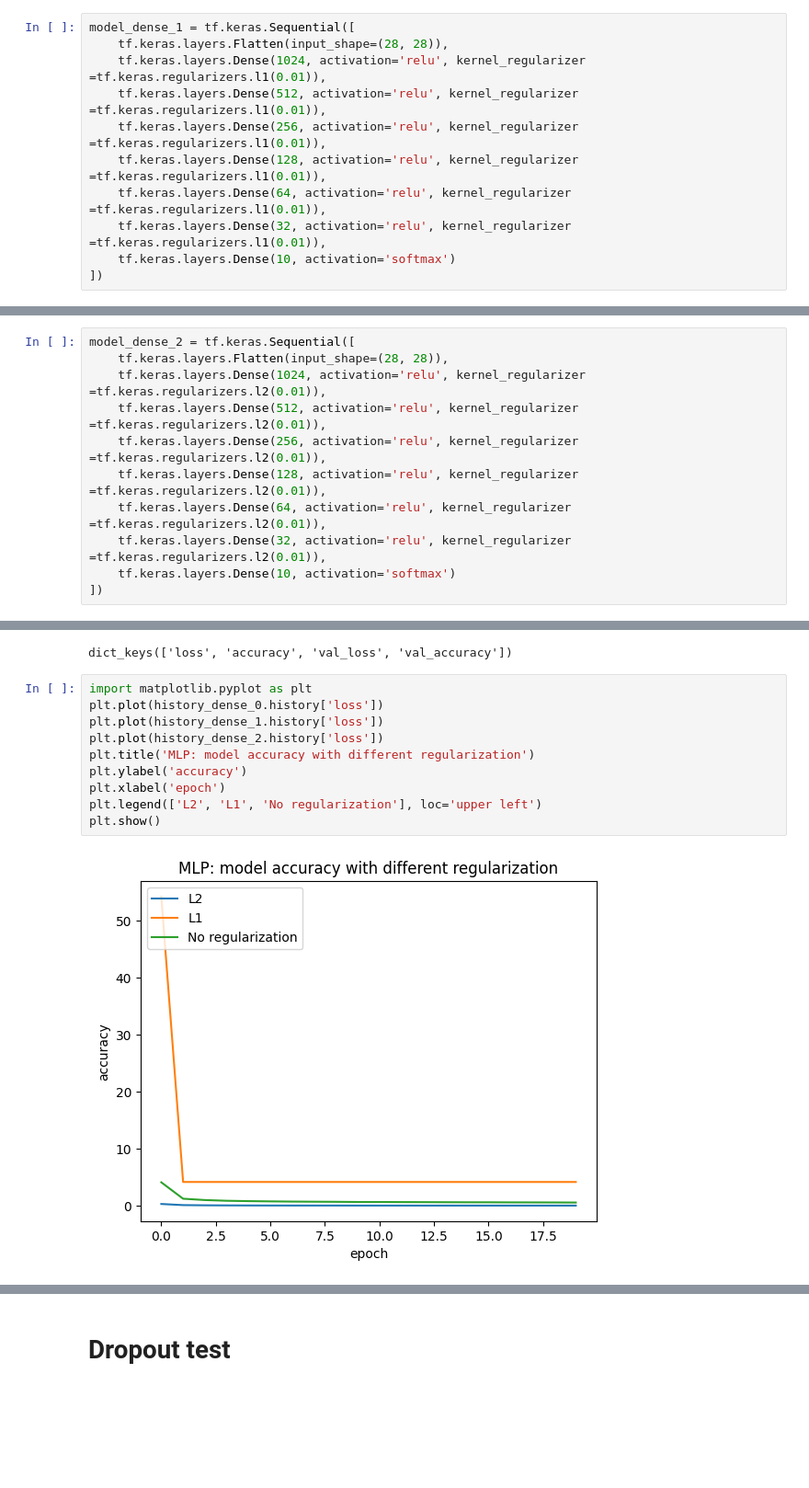
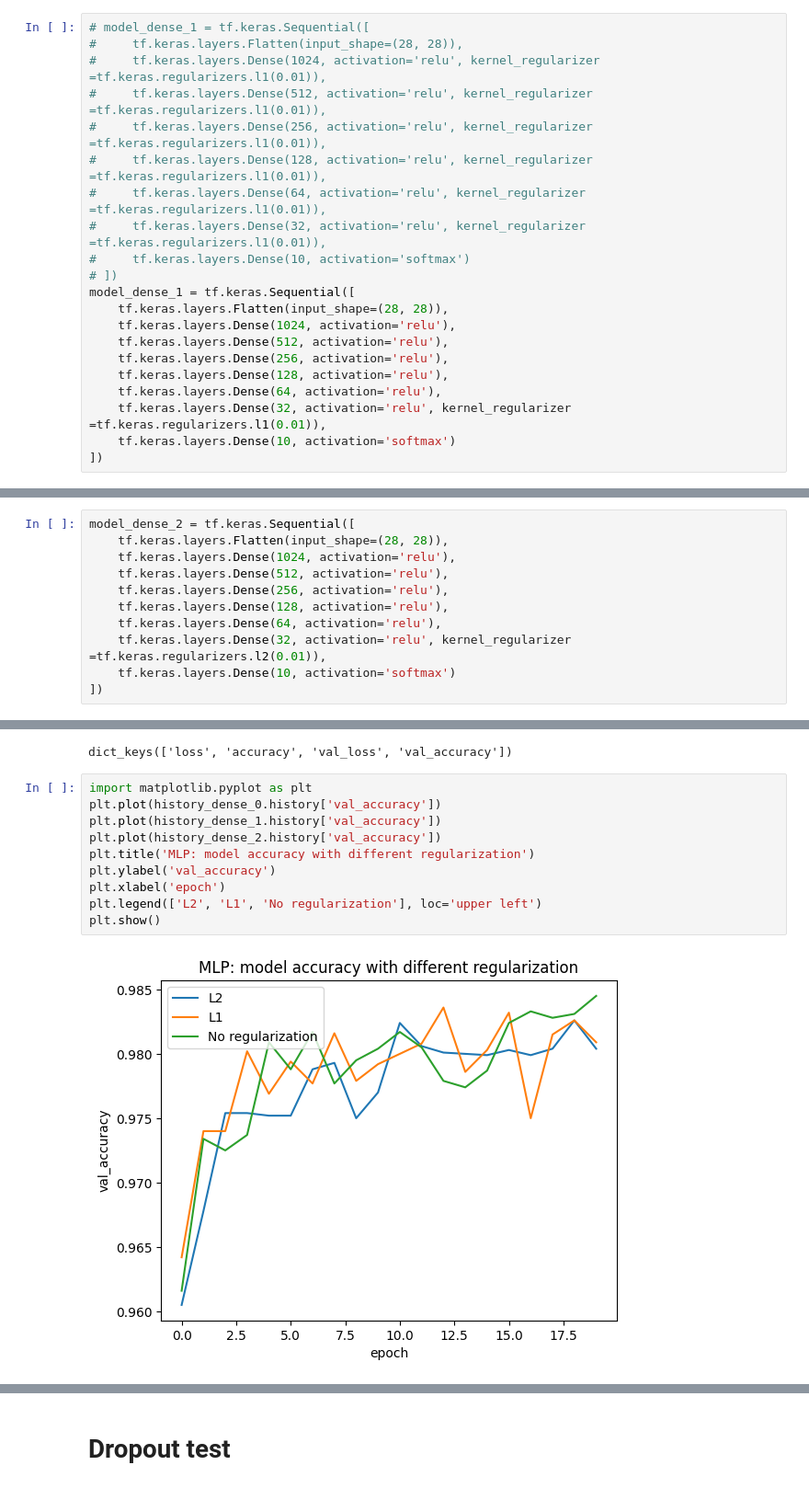
Before and after one commit to XiaoWang0317/SomeAwesomeCode, a Jupyter notebook: data_mining_pre/pre_mlp.ipynb, the cells around one changed output, grey strips where cells are left out. Shown at 92% size. Drawn from its saved outputs; the diff is of its cells as text; blank space fills up the shorter version.

```diff
--- a/data_mining_pre/pre_mlp.ipynb
+++ b/data_mining_pre/pre_mlp.ipynb
@@ -108,13 +88,23 @@ print(history_dense_0.history.keys())
 # %% [output]
 dict_keys(['loss', 'accuracy', 'val_loss', 'val_accuracy'])
 # %%
+# model_dense_1 = tf.keras.Sequential([
+#     tf.keras.layers.Flatten(input_shape=(28, 28)),
+#     tf.keras.layers.Dense(1024, activation='relu', kernel_regularizer =tf.keras.regularizers.l1(0.01)),
+#     tf.keras.layers.Dense(512, activation='relu', kernel_regularizer =tf.keras.regularizers.l1(0.01)),
+#     tf.keras.layers.Dense(256, activation='relu', kernel_regularizer =tf.keras.regularizers.l1(0.01)),
+#     tf.keras.layers.Dense(128, activation='relu', kernel_regularizer =tf.keras.regularizers.l1(0.01)),
+#     tf.keras.layers.Dense(64, activation='relu', kernel_regularizer =tf.keras.regularizers.l1(0.01)),
+#     tf.keras.layers.Dense(32, activation='relu', kernel_regularizer =tf.keras.regularizers.l1(0.01)),
+#     tf.keras.layers.Dense(10, activation='softmax')
+# ])
 model_dense_1 = tf.keras.Sequential([
     tf.keras.layers.Flatten(input_shape=(28, 28)),
-    tf.keras.layers.Dense(1024, activation='relu', kernel_regularizer =tf.keras.regularizers.l1(0.01)),
-    tf.keras.layers.Dense(512, activation='relu', kernel_regularizer =tf.keras.regularizers.l1(0.01)),
-    tf.keras.layers.Dense(256, activation='relu', kernel_regularizer =tf.keras.regularizers.l1(0.01)),
-    tf.keras.layers.Dense(128, activation='relu', kernel_regularizer =tf.keras.regularizers.l1(0.01)),
-    tf.keras.layers.Dense(64, activation='relu', kernel_regularizer =tf.keras.regularizers.l1(0.01)),
+    tf.keras.layers.Dense(1024, activation='relu'),
+    tf.keras.layers.Dense(512, activation='relu'),
+    tf.keras.layers.Dense(256, activation='relu'),
+    tf.keras.layers.Dense(128, activation='relu'),
+    tf.keras.layers.Dense(64, activation='relu'),
     tf.keras.layers.Dense(32, activation='relu', kernel_regularizer =tf.keras.regularizers.l1(0.01)),
     tf.keras.layers.Dense(10, activation='softmax')
 ])
@@ -152,11 +142,11 @@ dict_keys(['loss', 'accuracy', 'val_loss', 'val_accuracy'])
 # %%
 model_dense_2 = tf.keras.Sequential([
     tf.keras.layers.Flatten(input_shape=(28, 28)),
-    tf.keras.layers.Dense(1024, activation='relu', kernel_regularizer =tf.keras.regularizers.l2(0.01)),
-    tf.keras.layers.Dense(512, activation='relu', kernel_regularizer =tf.keras.regularizers.l2(0.01)),
-    tf.keras.layers.Dense(256, activation='relu', kernel_regularizer =tf.keras.regularizers.l2(0.01)),
-    tf.keras.layers.Dense(128, activation='relu', kernel_regularizer =tf.keras.regularizers.l2(0.01)),
-    tf.keras.layers.Dense(64, activation='relu', kernel_regularizer =tf.keras.regularizers.l2(0.01)),
+    tf.keras.layers.Dense(1024, activation='relu'),
+    tf.keras.layers.Dense(512, activation='relu'),
+    tf.keras.layers.Dense(256, activation='relu'),
+    tf.keras.layers.Dense(128, activation='relu'),
+    tf.keras.layers.Dense(64, activation='relu'),
     tf.keras.layers.Dense(32, activation='relu', kernel_regularizer =tf.keras.regularizers.l2(0.01)),
     tf.keras.layers.Dense(10, activation='softmax')
 ])
@@ -193,16 +183,16 @@ print(history_dense_2.history.keys())
 dict_keys(['loss', 'accuracy', 'val_loss', 'val_accuracy'])
 # %%
 import matplotlib.pyplot as plt
-plt.plot(history_dense_0.history['loss'])
-plt.plot(history_dense_1.history['loss'])
-plt.plot(history_dense_2.history['loss'])
+plt.plot(history_dense_0.history['val_accuracy'])
+plt.plot(history_dense_1.history['val_accuracy'])
+plt.plot(history_dense_2.history['val_accuracy'])
 plt.title('MLP: model accuracy with different regularization')
-plt.ylabel('accuracy')
+plt.ylabel('val_accuracy')
 plt.xlabel('epoch')
 plt.legend(['L2', 'L1', 'No regularization'], loc='upper left')
 plt.show()
 # %% [output]
-[figure, old version]
+[figure, new version]
 # %% [markdown]
 ![image-2.png](attachment:image-2.png)
 # %% [markdown]
```
Also changed, not shown: parts of 7 cells of this notebook.
